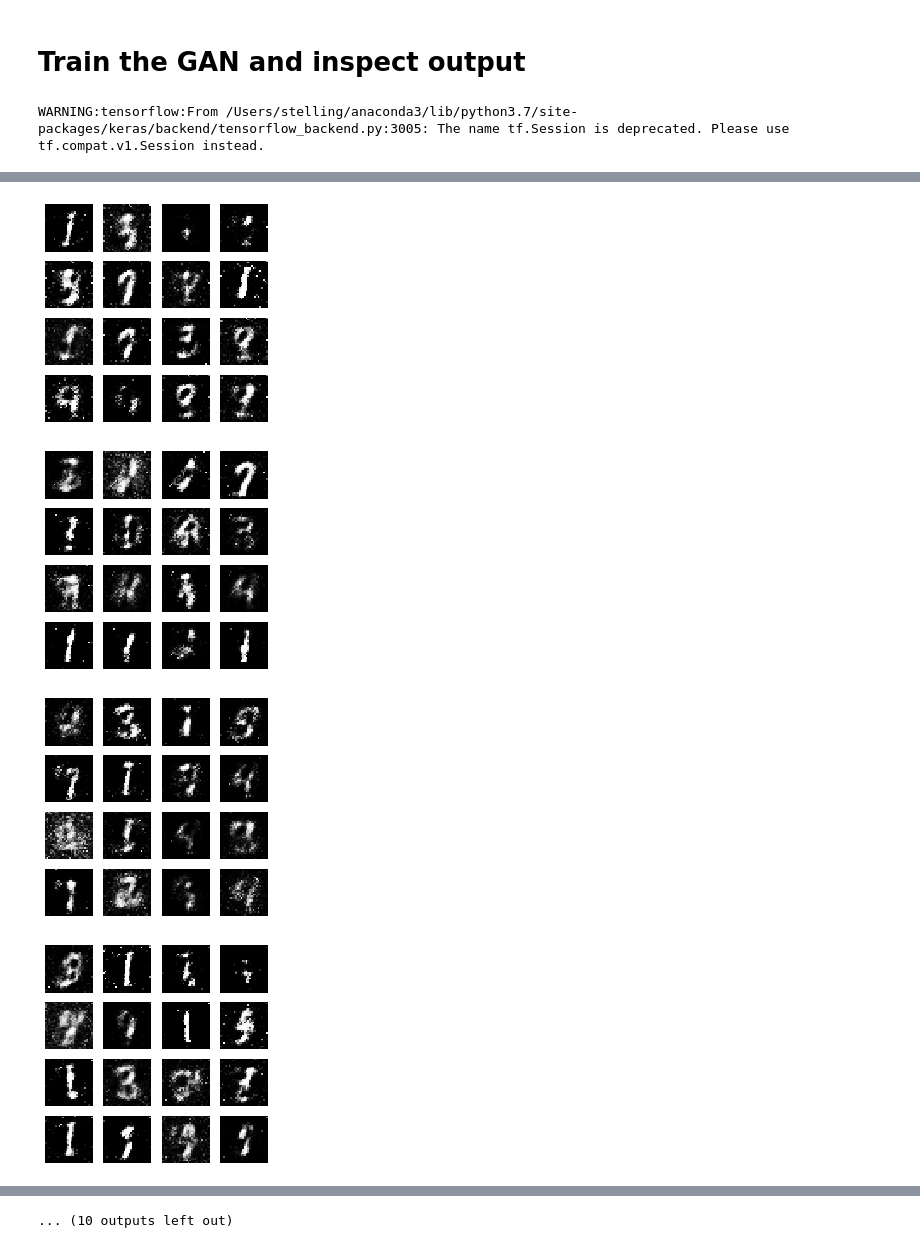
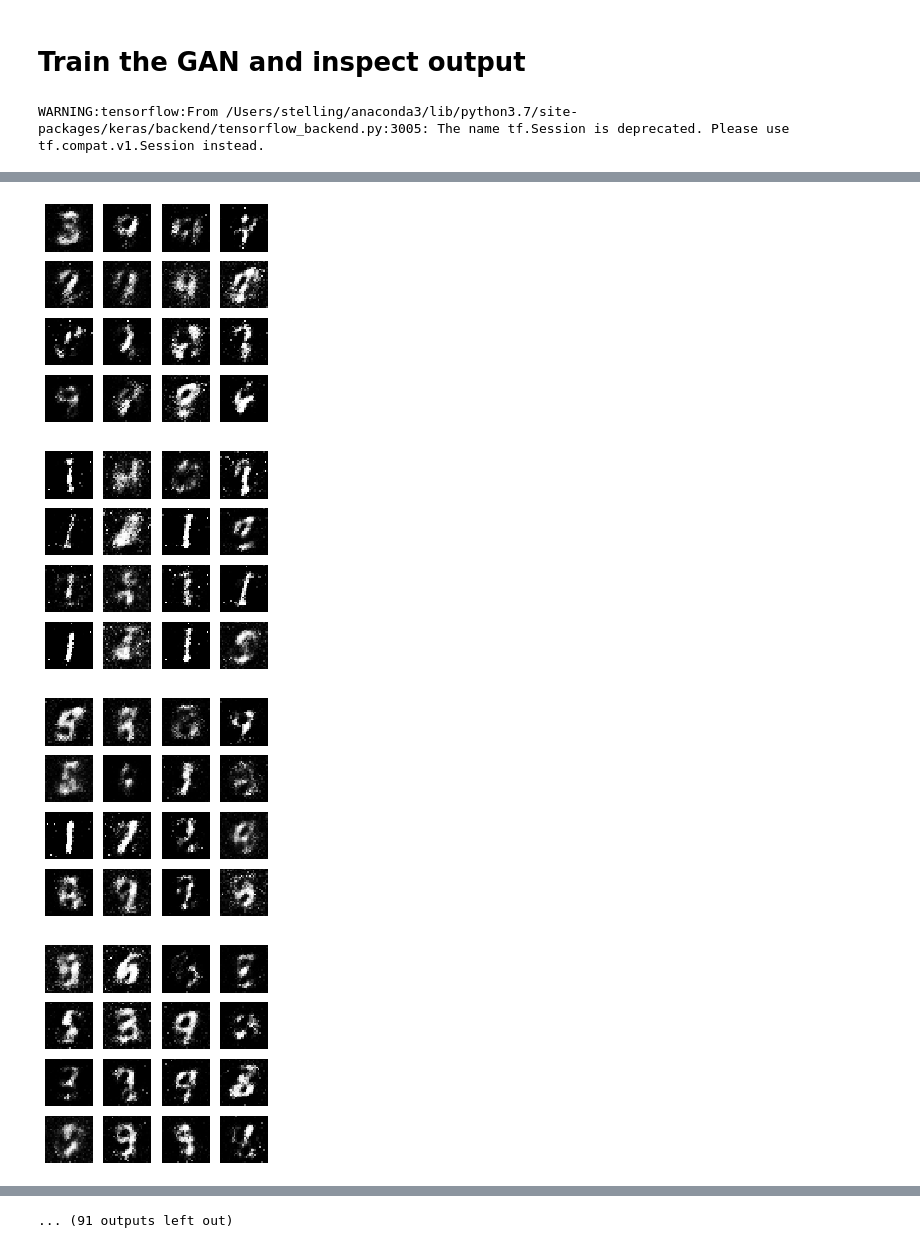
Before and after one commit to RobStelling/GANs, a Jupyter notebook: Simple_MNIST_GAN.ipynb, the cells around one changed output, grey strips where cells are left out. Saved outputs shown, nothing was run; the diff lists cells and outputs as text; code cells hidden in the pictures.

```diff
--- a/Simple_MNIST_GAN.ipynb
+++ b/Simple_MNIST_GAN.ipynb
@@ -177,7 +177,7 @@ def sample_images(generator, image_grid_rows=4, image_grid_cols=4):
 # %% [markdown]
 # Train the GAN and inspect output
 # %%
-iteractions = 20000
+iteractions = 100000
 batch_size = 128
 sample_interval = 1000
 
@@ -212,4 +226,4 @@ WARNING:tensorflow:From /Users/stelling/anaconda3/lib/python3.7/site-packages/ke
-[figure, old version]
+[figure, new version]
-[figure, old version]
+[figure, new version]
-[figure, old version]
+[figure, new version]
-[figure, old version]
+[figure, new version]
@@ -218,4 +231,4 @@ WARNING:tensorflow:From /Users/stelling/anaconda3/lib/python3.7/site-packages/ke
-... (10 outputs left out)
+... (91 outputs left out)
 # %%
 losses = np.array(losses)
 
```
Also changed, not shown: parts of 3 cells of this notebook.
